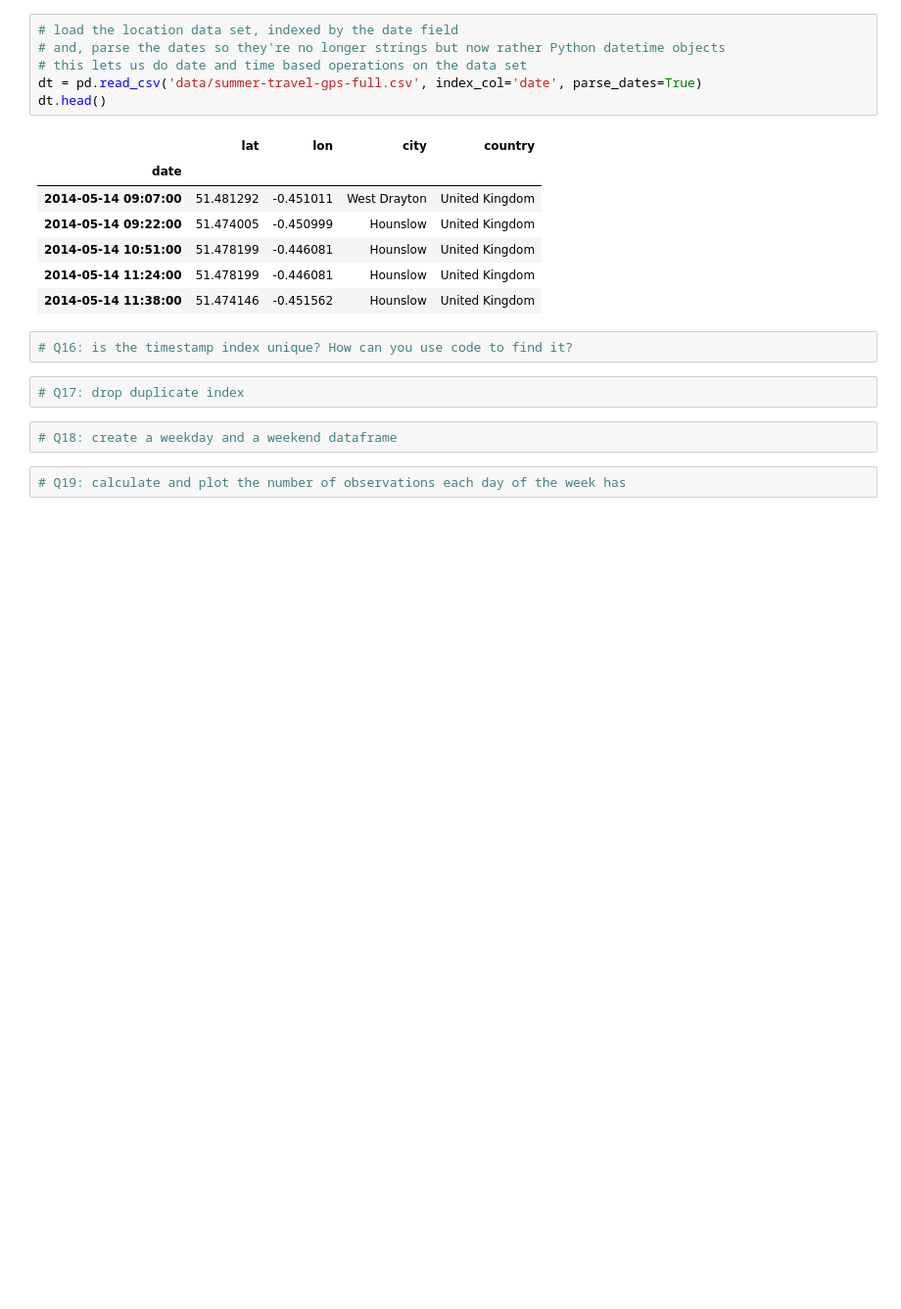
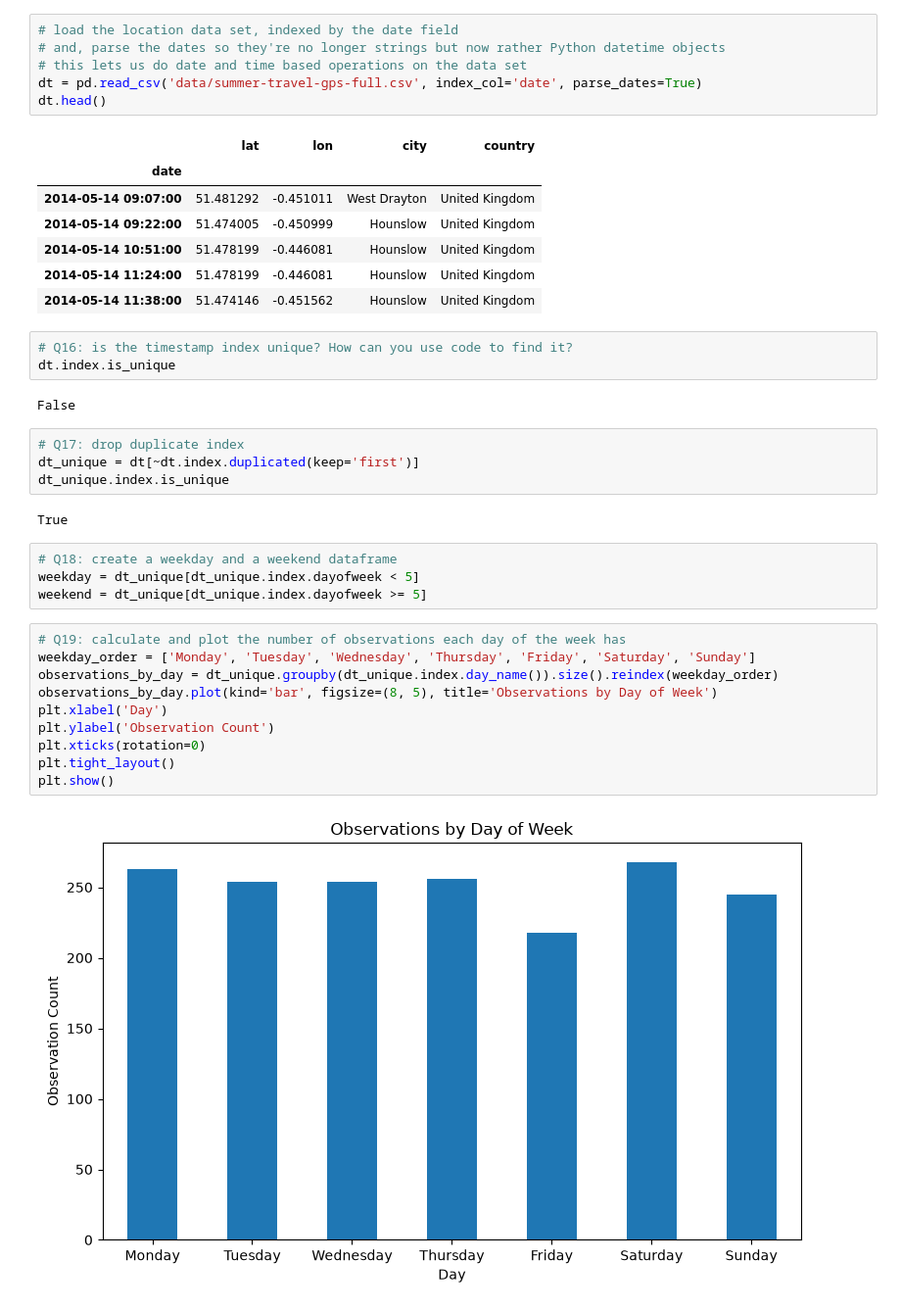
Before and after one commit to qszhao/PTUA2027, a Jupyter notebook: Lab03/Lab03-1_Pandas.ipynb, the cells around one changed output. Shown at 98% size. Drawn from its saved outputs; the diff is of its cells as text; blank space fills up the shorter version.

```diff
--- a/Lab03/Lab03-1_Pandas.ipynb
+++ b/Lab03/Lab03-1_Pandas.ipynb
@@ -90,9 +215,28 @@ dt.head()
 | 2014-05-14 11:38:00 | 51.474146 | -0.451562 | Hounslow | United Kingdom |
 # %%
 # Q16: is the timestamp index unique? How can you use code to find it?
+dt.index.is_unique
+# %% [output]
+False
 # %%
 # Q17: drop duplicate index
+dt_unique = dt[~dt.index.duplicated(keep='first')]
+dt_unique.index.is_unique
+# %% [output]
+True
 # %%
 # Q18: create a weekday and a weekend dataframe
+weekday = dt_unique[dt_unique.index.dayofweek < 5]
+weekend = dt_unique[dt_unique.index.dayofweek >= 5]
-# %%
-# Q19: calculate and plot the number of observations each day of the week has
+# %%
+# Q19: calculate and plot the number of observations each day of the week has
+weekday_order = ['Monday', 'Tuesday', 'Wednesday', 'Thursday', 'Friday', 'Saturday', 'Sunday']
+observations_by_day = dt_unique.groupby(dt_unique.index.day_name()).size().reindex(weekday_order)
+observations_by_day.plot(kind='bar', figsize=(8, 5), title='Observations by Day of Week')
+plt.xlabel('Day')
+plt.ylabel('Observation Count')
+plt.xticks(rotation=0)
+plt.tight_layout()
+plt.show()
+# %% [output]
+[figure, added]
```
Also changed, not shown: parts of 15 cells of this notebook, 1 other file.
